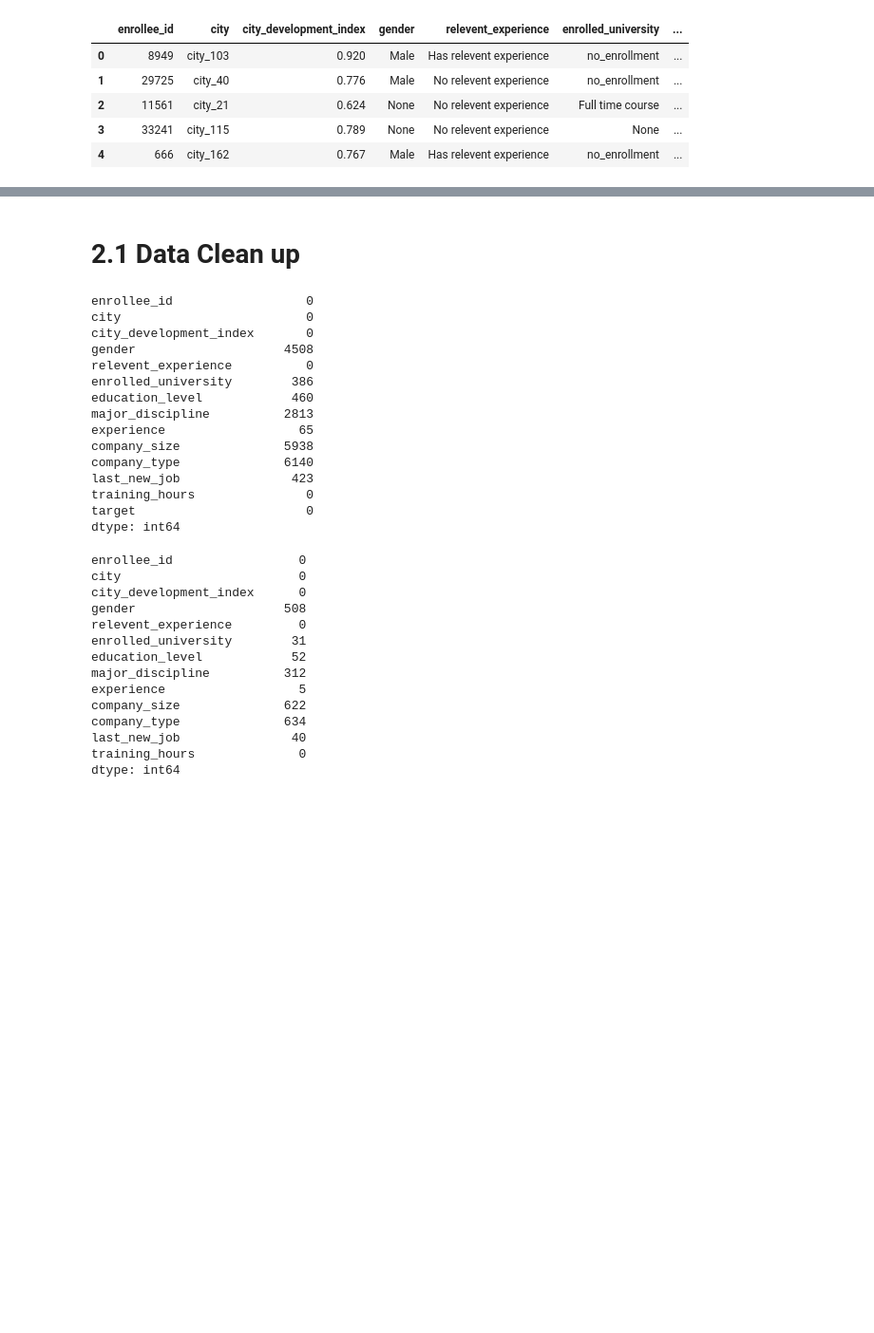
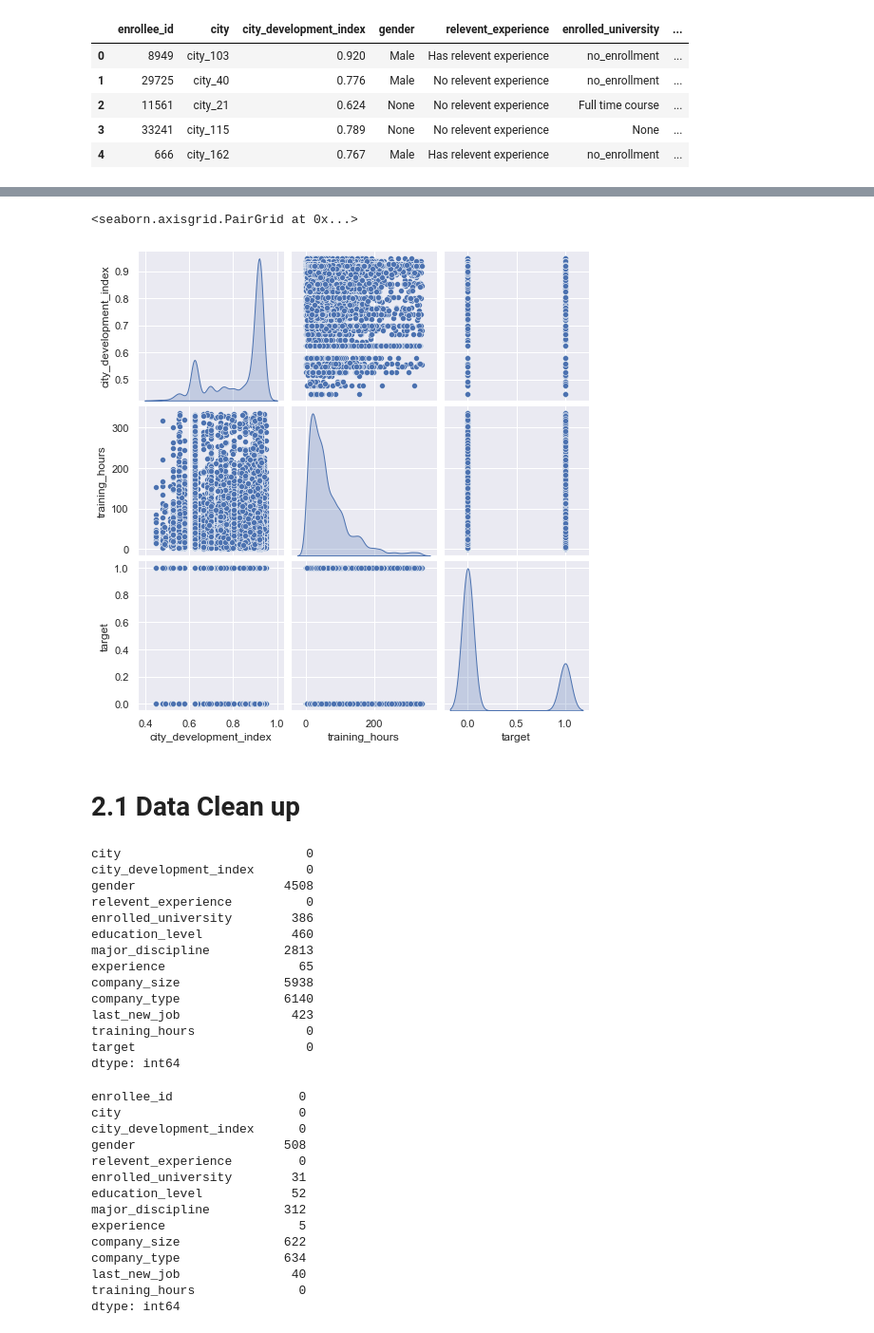
Before and after one commit to mermaidzhang/Job-Change-of-Data-Scientists, a Jupyter notebook: Segment2_code_mz.ipynb, the cells around one changed output, grey strips where cells are left out. Shown: that part at 95% size. Drawn from its saved outputs; the diff is of its cells as text; code cells hidden in the pictures; blank space fills up the shorter version.

```diff
--- a/Segment2_code_mz.ipynb
+++ b/Segment2_code_mz.ipynb
@@ -97,10 +99,16 @@ sns.heatmap(correlation, vmax=1, square=True, annot=True, cmap='cubehelix')
+# %%
+hrds_train_df.drop('enrollee_id', axis=1, inplace=True)
+# %%
+sns.pairplot(hrds_train_df, diag_kind="kde")
+# %% [output]
+<seaborn.axisgrid.PairGrid at 0x...>
+[figure, added]
 # %% [markdown]
 # 2.1 Data Clean up
 # %%
 # Null values Check
 hrds_train_df.isnull().sum()
 # %% [output]
-enrollee_id                  0
 city                         0
 city_development_index       0
 gender                    4508
```
Also changed, not shown: parts of 12 cells of this notebook.
